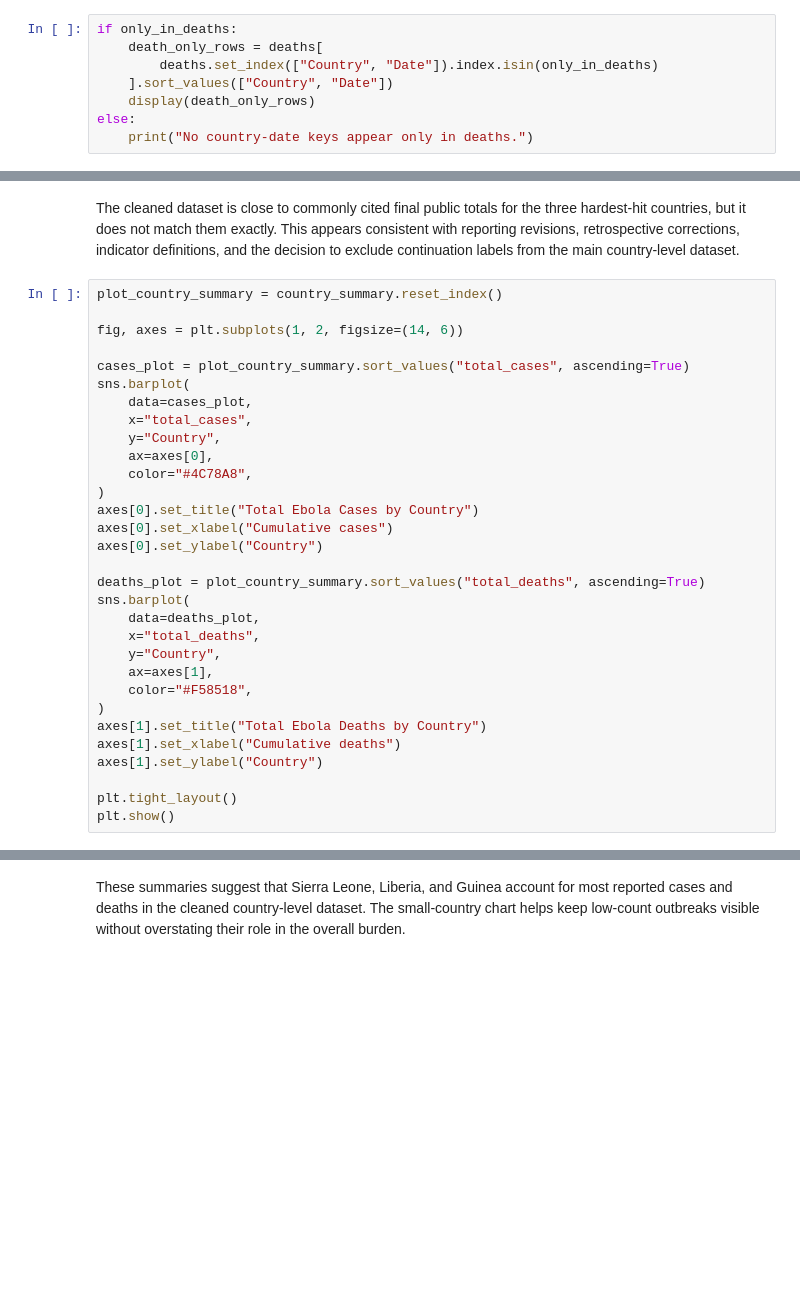
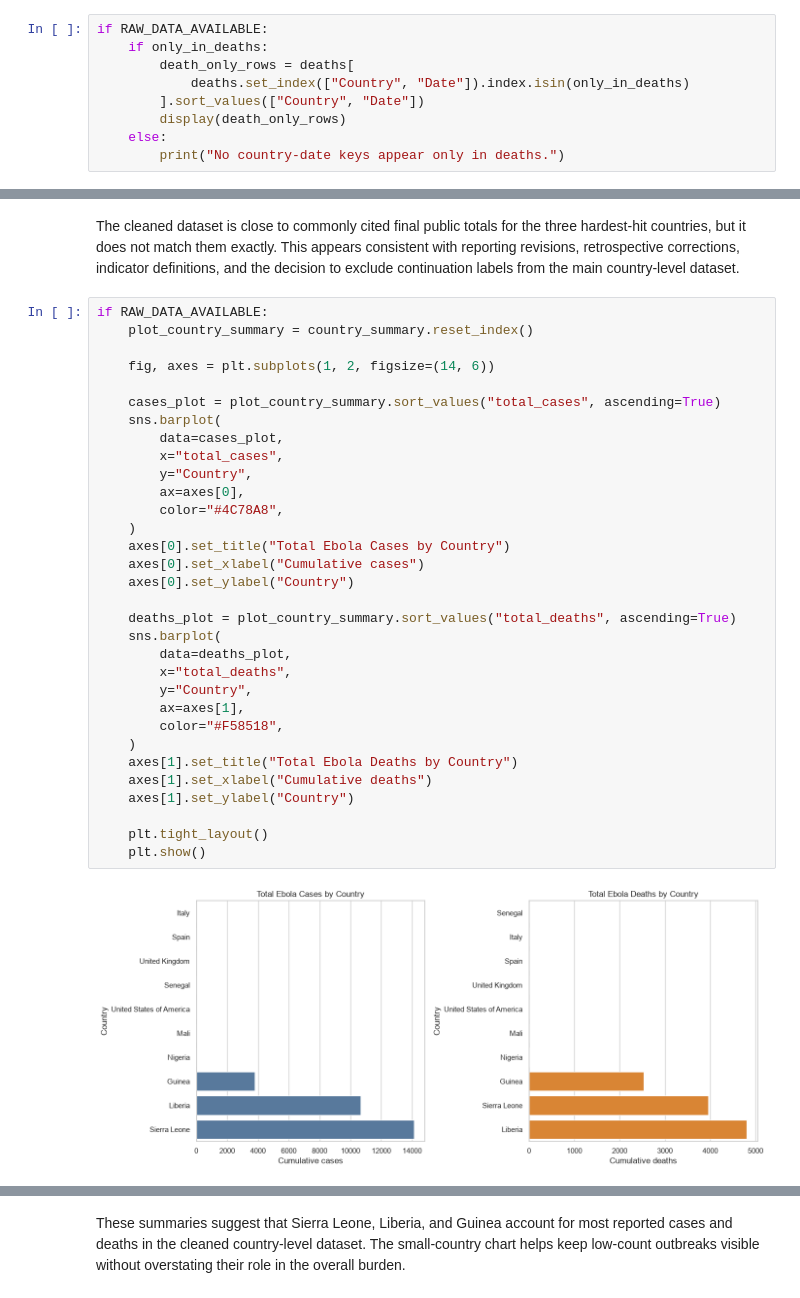
Before and after one commit to loremipsumxo/ebola_outbreak_analysis, a Jupyter notebook: notebooks/01_dataset_exploration.ipynb, the cells around one changed output, grey strips where cells are left out. Cells and saved outputs as stored; diff of their text form; blank space fills up the shorter version.

```diff
--- a/notebooks/01_dataset_exploration.ipynb
+++ b/notebooks/01_dataset_exploration.ipynb
@@ -218,8 +373,9 @@ print(f"Country-date keys only in deaths: {len(only_in_deaths):,}")
 # %%
-if only_in_deaths:
-    death_only_rows = deaths[
-        deaths.set_index(["Country", "Date"]).index.isin(only_in_deaths)
-    ].sort_values(["Country", "Date"])
-    display(death_only_rows)
-else:
-    print("No country-date keys appear only in deaths.")
+if RAW_DATA_AVAILABLE:
+    if only_in_deaths:
+        death_only_rows = deaths[
+            deaths.set_index(["Country", "Date"]).index.isin(only_in_deaths)
+        ].sort_values(["Country", "Date"])
+        display(death_only_rows)
+    else:
+        print("No country-date keys appear only in deaths.")
@@ -407,34 +626,37 @@ validation_comparison[
 # %% [markdown]
 The cleaned dataset is close to commonly cited final public totals for the three hardest-hit countries, but it does not match them exactly. This appears consistent with reporting revisions, retrospective corrections, indicator definitions, and the decision to exclude continuation labels from the main country-level dataset.
 # %%
-plot_country_summary = country_summary.reset_index()
+if RAW_DATA_AVAILABLE:
+    plot_country_summary = country_summary.reset_index()
 
-fig, axes = plt.subplots(1, 2, figsize=(14, 6))
+    fig, axes = plt.subplots(1, 2, figsize=(14, 6))
 
-cases_plot = plot_country_summary.sort_values("total_cases", ascending=True)
-sns.barplot(
-    data=cases_plot,
-    x="total_cases",
-    y="Country",
-    ax=axes[0],
-    color="#4C78A8",
-)
-axes[0].set_title("Total Ebola Cases by Country")
-axes[0].set_xlabel("Cumulative cases")
-axes[0].set_ylabel("Country")
+    cases_plot = plot_country_summary.sort_values("total_cases", ascending=True)
+    sns.barplot(
+        data=cases_plot,
+        x="total_cases",
+        y="Country",
+        ax=axes[0],
+        color="#4C78A8",
+    )
+    axes[0].set_title("Total Ebola Cases by Country")
+    axes[0].set_xlabel("Cumulative cases")
+    axes[0].set_ylabel("Country")
 
-deaths_plot = plot_country_summary.sort_values("total_deaths", ascending=True)
-sns.barplot(
-    data=deaths_plot,
-    x="total_deaths",
-    y="Country",
-    ax=axes[1],
-    color="#F58518",
-)
-axes[1].set_title("Total Ebola Deaths by Country")
-axes[1].set_xlabel("Cumulative deaths")
-axes[1].set_ylabel("Country")
+    deaths_plot = plot_country_summary.sort_values("total_deaths", ascending=True)
+    sns.barplot(
+        data=deaths_plot,
+        x="total_deaths",
+        y="Country",
+        ax=axes[1],
+        color="#F58518",
+    )
+    axes[1].set_title("Total Ebola Deaths by Country")
+    axes[1].set_xlabel("Cumulative deaths")
+    axes[1].set_ylabel("Country")
 
-plt.tight_layout()
-plt.show()
+    plt.tight_layout()
+    plt.show()
+# %% [output]
+[figure, added]
 # %%
```
Also changed, not shown: parts of 32 cells of this notebook, 2 other files.
